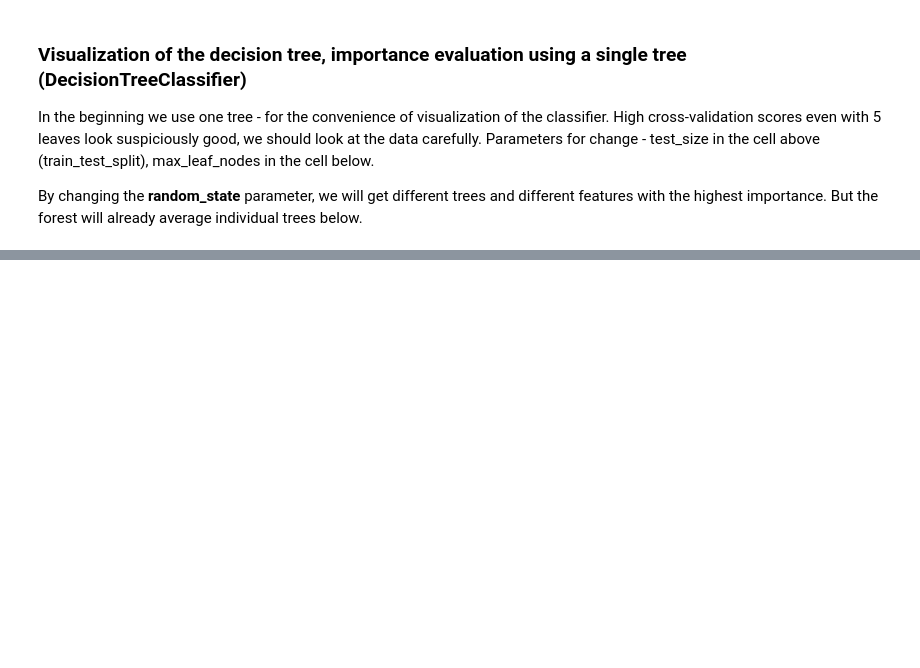
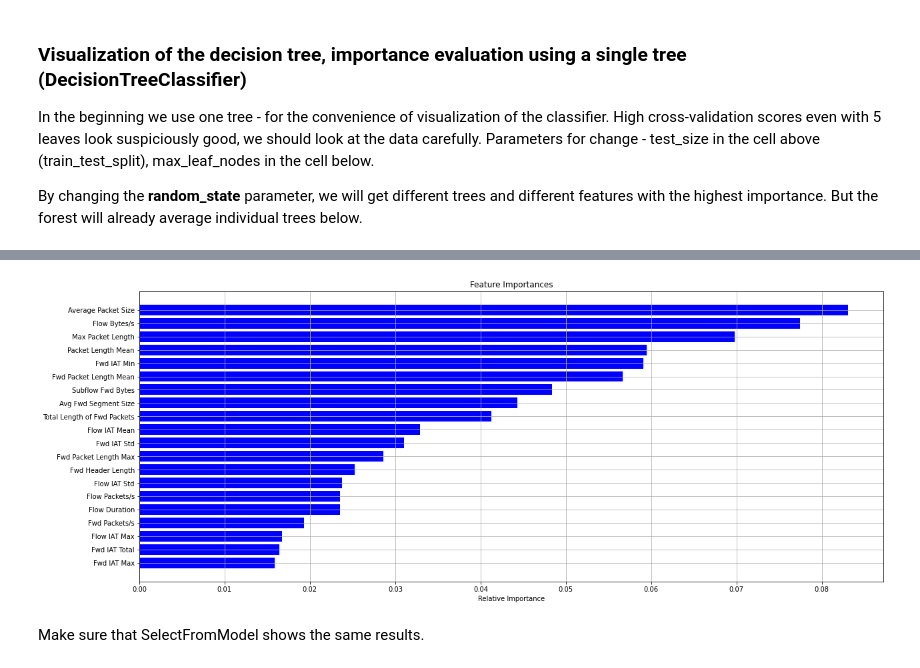
Before and after one commit to infosecdemos/ml-2020, a Jupyter notebook: ml-ids/web-attack-detection.ipynb, the cells around one changed output, grey strips where cells are left out. Saved outputs shown, nothing was run; the diff lists cells and outputs as text; code cells hidden in the pictures; blank space fills up the shorter version.

```diff
--- a/ml-ids/web-attack-detection.ipynb
+++ b/ml-ids/web-attack-detection.ipynb
@@ -341,0 +246,6 @@ display(HTML(html))
+# %%
+from sklearn.model_selection import cross_val_score
+from sklearn.tree import DecisionTreeClassifier
+decision_tree = DecisionTreeClassifier(max_leaf_nodes=5, random_state=0)
+decision_tree = decision_tree.fit(X_train, y_train)
+cross_val_score(decision_tree, X_train, y_train, cv=10)
@@ -341,0 +327,4 @@ display(HTML(html))
+# %%
+indices = np.argsort(decision_tree.feature_importances_)[::-1]
+for idx, i in enumerate(indices[:10]):
+    print("{}.\t{} - {}".format(idx, X_train.columns[i], decision_tree.feature_importances_[i]))
@@ -341,0 +344,8 @@ display(HTML(html))
+# %%
+from sklearn.ensemble import RandomForestClassifier
+
+rf = RandomForestClassifier(n_estimators=250, random_state=42, oob_score=True)
+rf.fit(X_train, y_train)
+# Score = mean accuracy on the given test data and labels
+print('R^2 Training Score: {:.2f} \nR^2 Validation Score: {:.2f} \nOut-of-bag Score: {:.2f}'
+      .format(rf.score(X_train, y_train), rf.score(X_test, y_test), rf.oob_score_))
@@ -341,0 +356,7 @@ display(HTML(html))
+# %%
+features = X.columns
+importances = rf.feature_importances_
+indices = np.argsort(importances)[::-1]
+
+for i in indices[:20]:
+    print('#{}\t{:.3f}\t{}'.format(i, importances[i], features[i]))
@@ -341,0 +398,14 @@ display(HTML(html))
+# %%
+indices = np.argsort(importances)[-20:]
+plt.rcParams['figure.figsize'] = (20, 8)
+plt.title('Feature Importances')
+plt.barh(range(len(indices)), importances[indices], color='b', align='center')
+plt.yticks(range(len(indices)), [features[i] for i in indices])
+plt.xlabel('Relative Importance')
+plt.grid()
+plt.savefig('feature_importances.png', dpi=300)
+plt.show()
+# %% [output]
+[figure, added]
+# %% [markdown]
+Make sure that SelectFromModel shows the same results.
```
Also changed, not shown: parts of 89 cells of this notebook.
